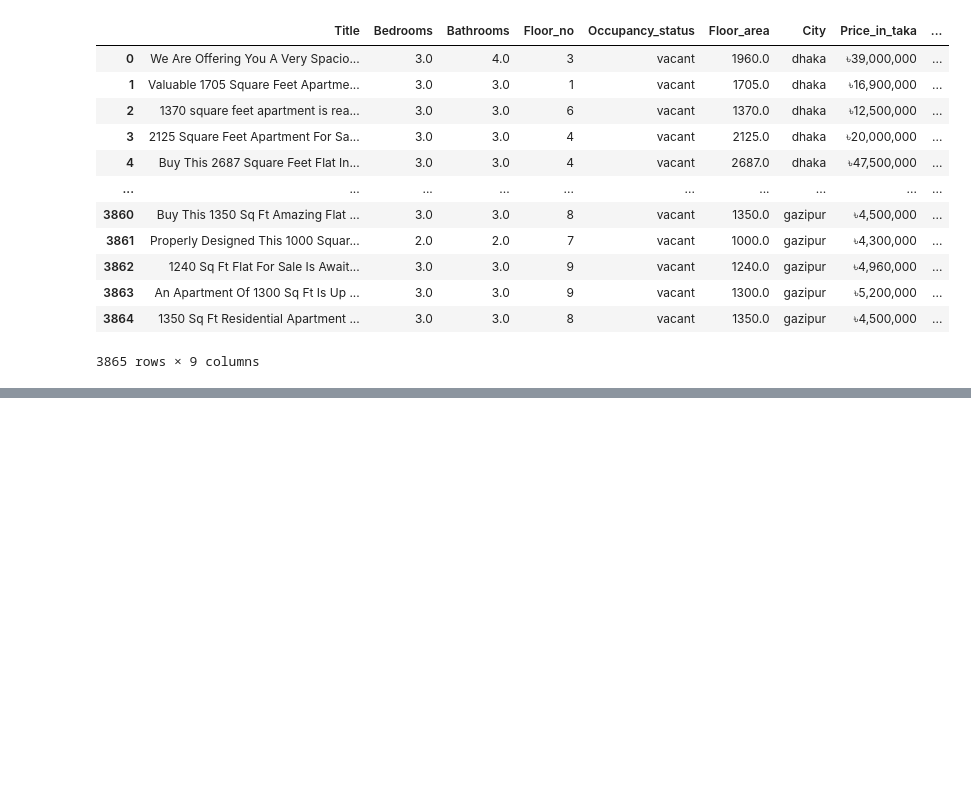
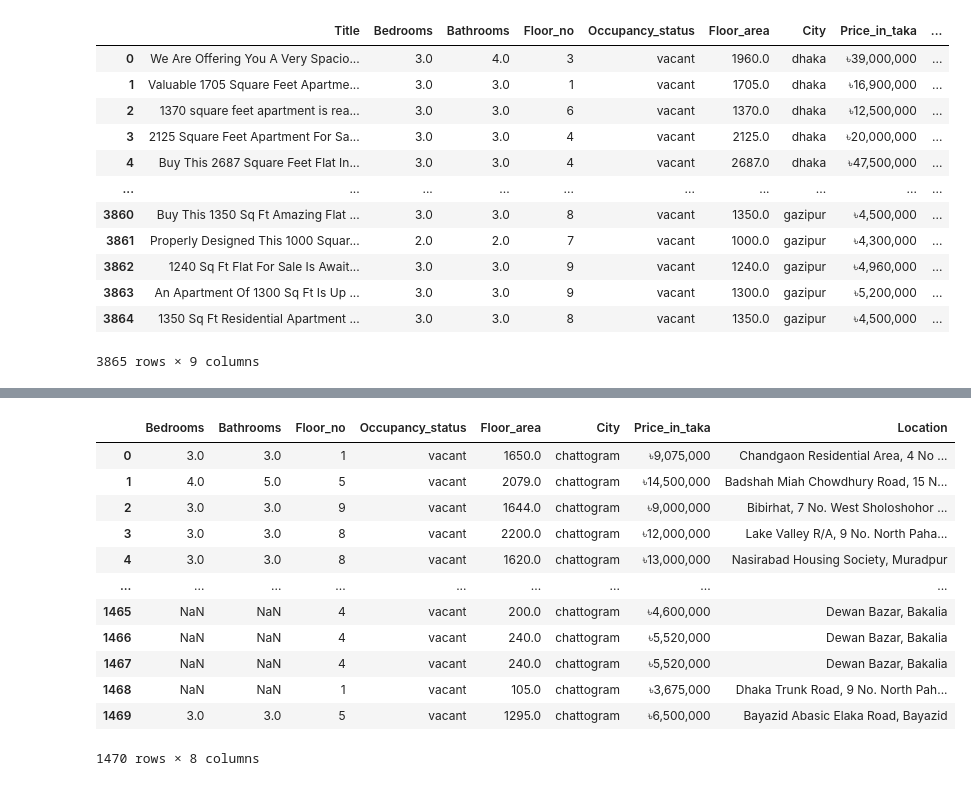
Before and after one commit to S4DIB/house-price-prediction-chattagram, a Jupyter notebook: prediction.ipynb, the cells around one changed output, grey strips where cells are left out. Saved outputs shown, nothing was run; the diff lists cells and outputs as text; code cells hidden in the pictures; blank space fills up the shorter version.

```diff
--- a/prediction.ipynb
+++ b/prediction.ipynb
@@ -24,0 +101,17 @@ df
+# %%
+df_chattogram = df_chattogram.reset_index(drop=True)
+df_chattogram
+# %% [output]
+|  | Bedrooms | Bathrooms | Floor_no | Occupancy_status | Floor_area | City | Price_in_taka | Location |
+| 0 | 3.0 | 3.0 | 1 | vacant | 1650.0 | chattogram | ৳9,075,000 | Chandgaon Residential Area, 4 No ... |
+| 1 | 4.0 | 5.0 | 5 | vacant | 2079.0 | chattogram | ৳14,500,000 | Badshah Miah Chowdhury Road, 15 N... |
+| 2 | 3.0 | 3.0 | 9 | vacant | 1644.0 | chattogram | ৳9,000,000 | Bibirhat, 7 No. West Sholoshohor ... |
+| 3 | 3.0 | 3.0 | 8 | vacant | 2200.0 | chattogram | ৳12,000,000 | Lake Valley R/A, 9 No. North Paha... |
+| 4 | 3.0 | 3.0 | 8 | vacant | 1620.0 | chattogram | ৳13,000,000 | Nasirabad Housing Society, Muradpur |
+| ... | ... | ... | ... | ... | ... | ... | ... | ... |
+| 1465 | NaN | NaN | 4 | vacant | 200.0 | chattogram | ৳4,600,000 | Dewan Bazar, Bakalia |
+| 1466 | NaN | NaN | 4 | vacant | 240.0 | chattogram | ৳5,520,000 | Dewan Bazar, Bakalia |
+| 1467 | NaN | NaN | 4 | vacant | 240.0 | chattogram | ৳5,520,000 | Dewan Bazar, Bakalia |
+| 1468 | NaN | NaN | 1 | vacant | 105.0 | chattogram | ৳3,675,000 | Dhaka Trunk Road, 9 No. North Pah... |
+| 1469 | 3.0 | 3.0 | 5 | vacant | 1295.0 | chattogram | ৳6,500,000 | Bayazid Abasic Elaka Road, Bayazid |
+1470 rows × 8 columns
```
Also changed, not shown: parts of 15 cells of this notebook.
